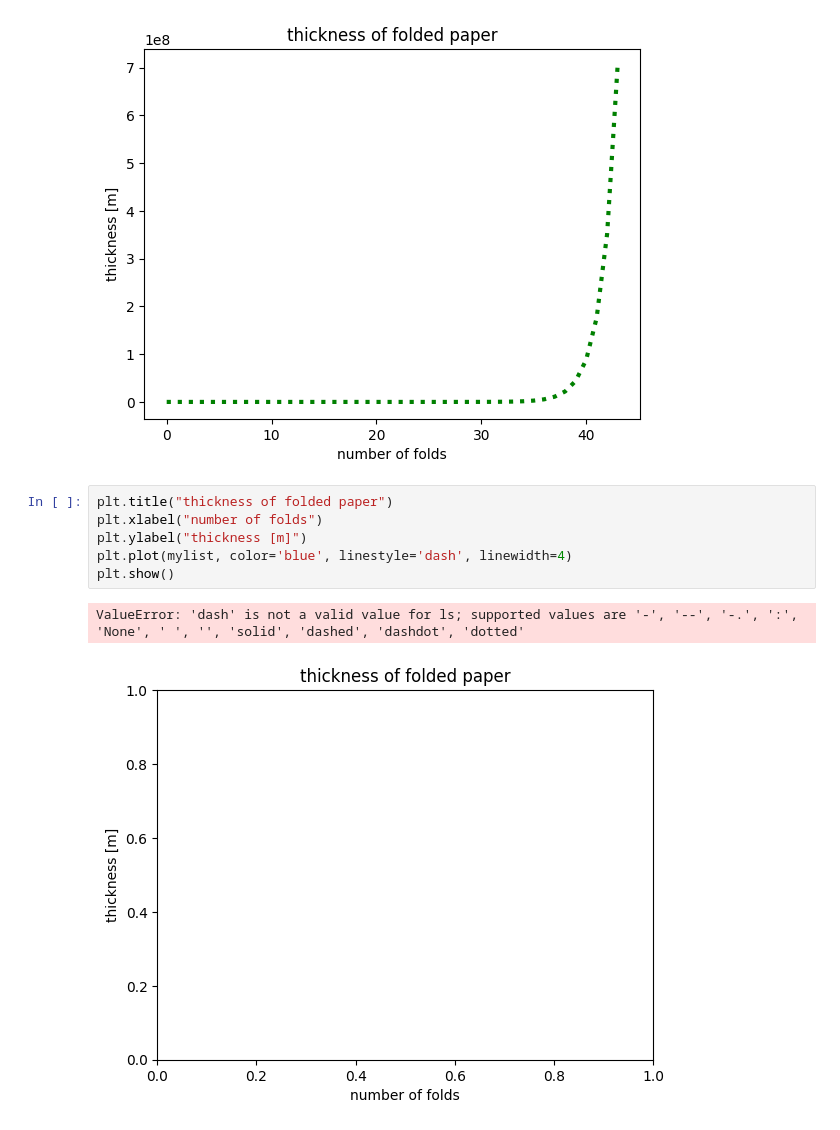
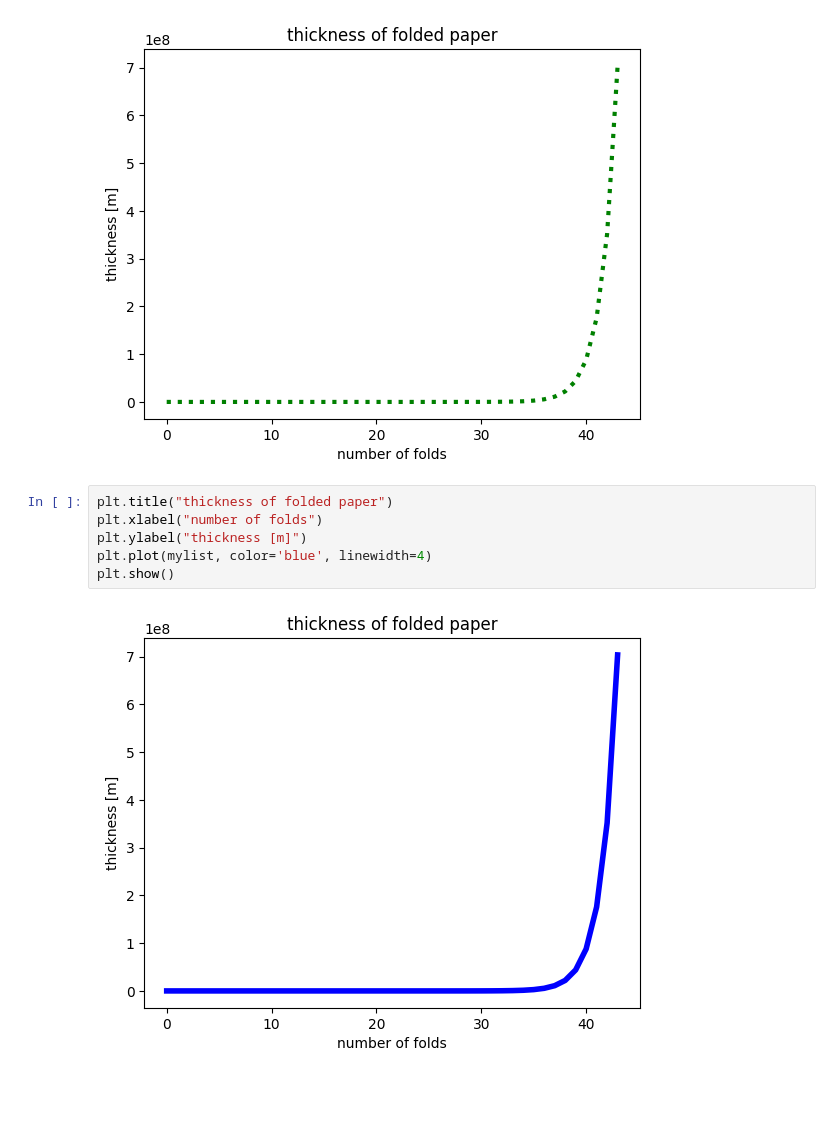
Before and after one commit to SaintElijah/for_git_study, a Jupyter notebook: PAPER FOLDING.ipynb, the cells around one changed output. Saved outputs shown, nothing was run; the diff lists cells and outputs as text; blank space fills up the shorter version.

```diff
--- a/PAPER FOLDING.ipynb
+++ b/PAPER FOLDING.ipynb
@@ -87,9 +87,8 @@ plt.show()
 # %%
 plt.title("thickness of folded paper")
 plt.xlabel("number of folds")
 plt.ylabel("thickness [m]")
-plt.plot(mylist, color='blue', linestyle='dash', linewidth=4)
+plt.plot(mylist, color='blue', linewidth=4)
 plt.show()
 # %% [output]
-ValueError: 'dash' is not a valid value for ls; supported values are '-', '--', '-.', ':', 'None', ' ', '', 'solid', 'dashed', 'dashdot', 'dotted'
-[figure, old version]
+[figure, new version]
```
Also changed, not shown: parts of 1 cell of this notebook.
